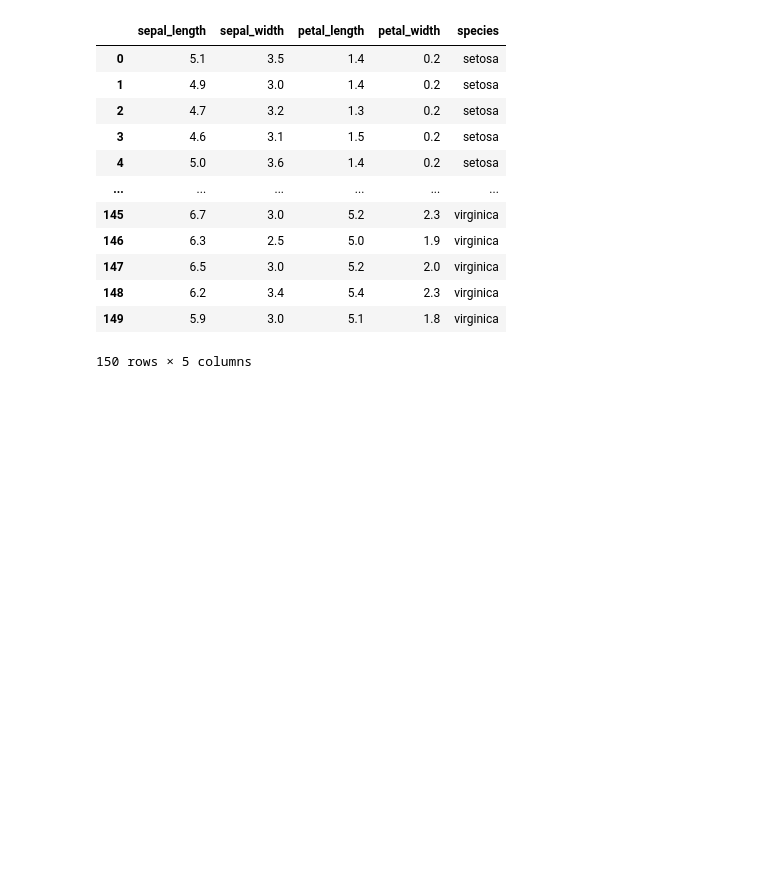
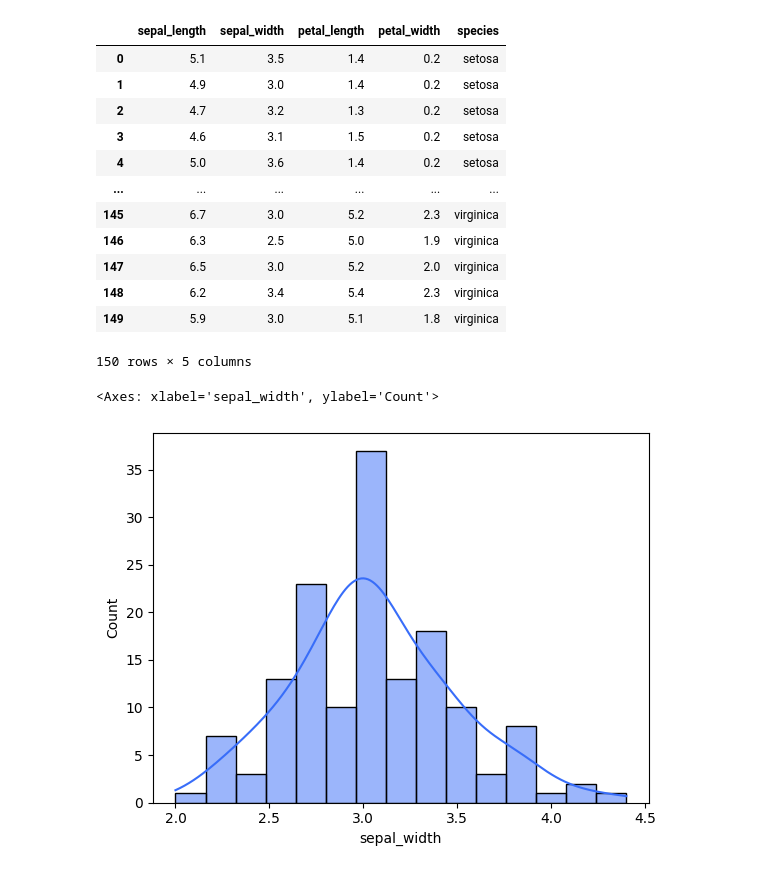
Before and after one commit to AnupmaSingh02/python_ds, a Jupyter notebook: visualization.ipynb, the cells around one changed output. Saved outputs shown, nothing was run; the diff lists cells and outputs as text; code cells hidden in the pictures; blank space fills up the shorter version.

Commit message:
visualization

```diff
--- a/visualization.ipynb
+++ b/visualization.ipynb
@@ -20,3 +20,8 @@ df
 | 148 | 6.2 | 3.4 | 5.4 | 2.3 | virginica |
 | 149 | 5.9 | 3.0 | 5.1 | 1.8 | virginica |
 150 rows × 5 columns
+# %%
+sns.histplot(df,x='sepal_width',bins = 15, kde=True) #kernel density estimation plot
+# %% [output]
+<Axes: xlabel='sepal_width', ylabel='Count'>
+[figure, added]
```
Also changed, not shown: parts of 5 cells of this notebook, 1 other file.
